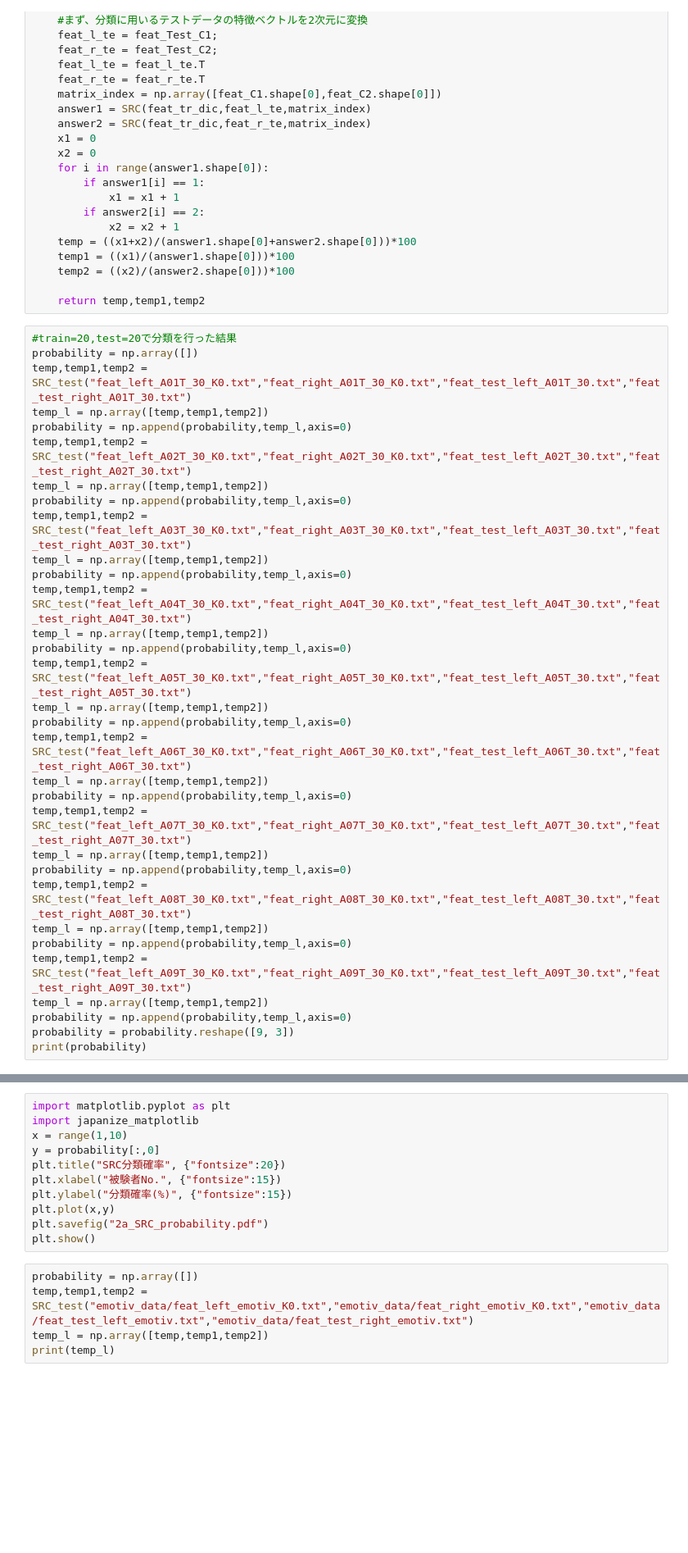
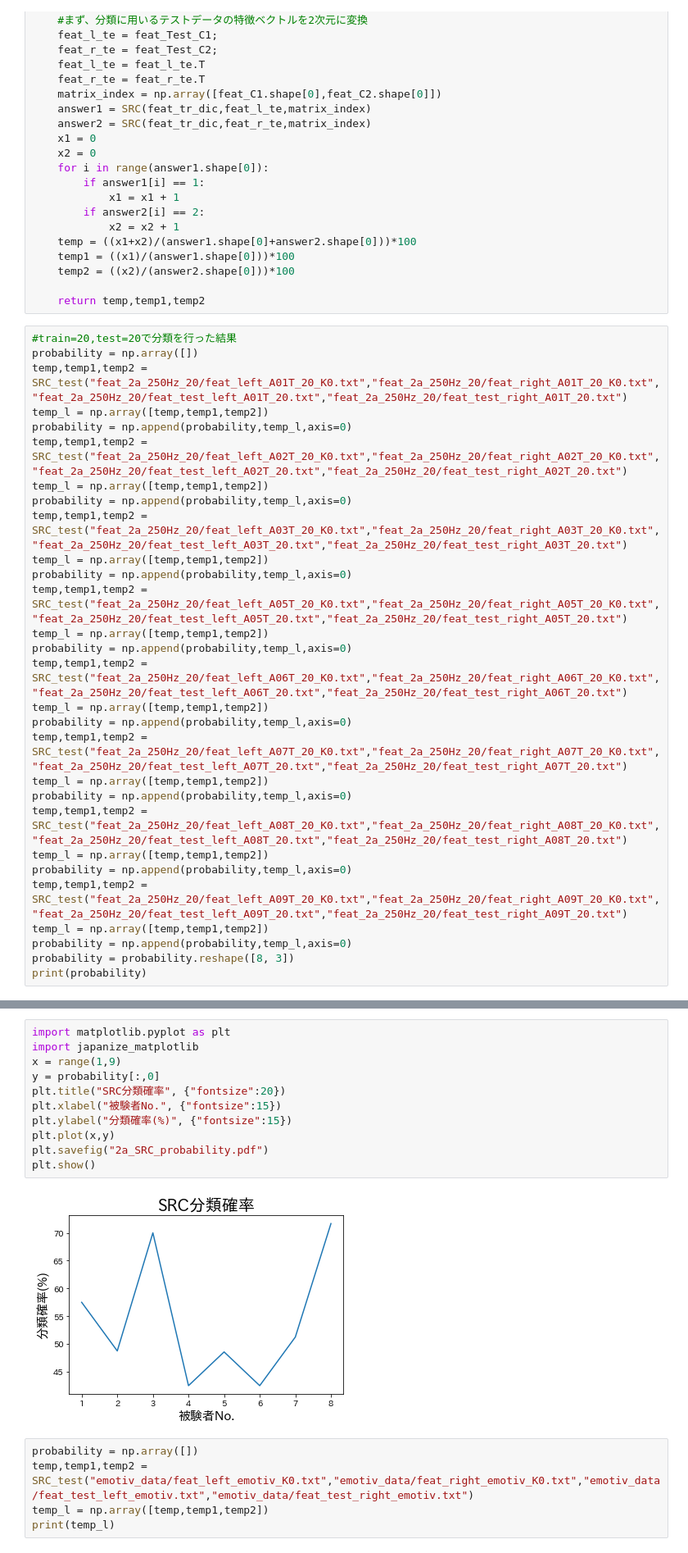
Before and after one commit to kotatakehara/BCI, a Jupyter notebook: SRC_develop/SRC_function.ipynb, the cells around one changed output, grey strips where cells are left out. Shown at 82% size. Drawn from its saved outputs; the diff is of its cells as text; blank space fills up the shorter version.

```diff
--- a/SRC_develop/SRC_function.ipynb
+++ b/SRC_develop/SRC_function.ipynb
@@ -88,33 +88,30 @@ def SRC_test(filename1,filename2,filename3,filename4):
 # %%
 #train=20,test=20で分類を行った結果
 probability = np.array([])
-temp,temp1,temp2 = SRC_test("feat_left_A01T_30_K0.txt","feat_right_A01T_30_K0.txt","feat_test_left_A01T_30.txt","feat_test_right_A01T_30.txt")
+temp,temp1,temp2 = SRC_test("feat_2a_250Hz_20/feat_left_A01T_20_K0.txt","feat_2a_250Hz_20/feat_right_A01T_20_K0.txt","feat_2a_250Hz_20/feat_test_left_A01T_20.txt","feat_2a_250Hz_20/feat_test_right_A01T_20.txt")
 temp_l = np.array([temp,temp1,temp2])
 probability = np.append(probability,temp_l,axis=0)
-temp,temp1,temp2 = SRC_test("feat_left_A02T_30_K0.txt","feat_right_A02T_30_K0.txt","feat_test_left_A02T_30.txt","feat_test_right_A02T_30.txt")
+temp,temp1,temp2 = SRC_test("feat_2a_250Hz_20/feat_left_A02T_20_K0.txt","feat_2a_250Hz_20/feat_right_A02T_20_K0.txt","feat_2a_250Hz_20/feat_test_left_A02T_20.txt","feat_2a_250Hz_20/feat_test_right_A02T_20.txt")
 temp_l = np.array([temp,temp1,temp2])
 probability = np.append(probability,temp_l,axis=0)
-temp,temp1,temp2 = SRC_test("feat_left_A03T_30_K0.txt","feat_right_A03T_30_K0.txt","feat_test_left_A03T_30.txt","feat_test_right_A03T_30.txt")
+temp,temp1,temp2 = SRC_test("feat_2a_250Hz_20/feat_left_A03T_20_K0.txt","feat_2a_250Hz_20/feat_right_A03T_20_K0.txt","feat_2a_250Hz_20/feat_test_left_A03T_20.txt","feat_2a_250Hz_20/feat_test_right_A03T_20.txt")
 temp_l = np.array([temp,temp1,temp2])
 probability = np.append(probability,temp_l,axis=0)
-temp,temp1,temp2 = SRC_test("feat_left_A04T_30_K0.txt","feat_right_A04T_30_K0.txt","feat_test_left_A04T_30.txt","feat_test_right_A04T_30.txt")
+temp,temp1,temp2 = SRC_test("feat_2a_250Hz_20/feat_left_A05T_20_K0.txt","feat_2a_250Hz_20/feat_right_A05T_20_K0.txt","feat_2a_250Hz_20/feat_test_left_A05T_20.txt","feat_2a_250Hz_20/feat_test_right_A05T_20.txt")
 temp_l = np.array([temp,temp1,temp2])
 probability = np.append(probability,temp_l,axis=0)
-temp,temp1,temp2 = SRC_test("feat_left_A05T_30_K0.txt","feat_right_A05T_30_K0.txt","feat_test_left_A05T_30.txt","feat_test_right_A05T_30.txt")
+temp,temp1,temp2 = SRC_test("feat_2a_250Hz_20/feat_left_A06T_20_K0.txt","feat_2a_250Hz_20/feat_right_A06T_20_K0.txt","feat_2a_250Hz_20/feat_test_left_A06T_20.txt","feat_2a_250Hz_20/feat_test_right_A06T_20.txt")
 temp_l = np.array([temp,temp1,temp2])
 probability = np.append(probability,temp_l,axis=0)
-temp,temp1,temp2 = SRC_test("feat_left_A06T_30_K0.txt","feat_right_A06T_30_K0.txt","feat_test_left_A06T_30.txt","feat_test_right_A06T_30.txt")
+temp,temp1,temp2 = SRC_test("feat_2a_250Hz_20/feat_left_A07T_20_K0.txt","feat_2a_250Hz_20/feat_right_A07T_20_K0.txt","feat_2a_250Hz_20/feat_test_left_A07T_20.txt","feat_2a_250Hz_20/feat_test_right_A07T_20.txt")
 temp_l = np.array([temp,temp1,temp2])
 probability = np.append(probability,temp_l,axis=0)
-temp,temp1,temp2 = SRC_test("feat_left_A07T_30_K0.txt","feat_right_A07T_30_K0.txt","feat_test_left_A07T_30.txt","feat_test_right_A07T_30.txt")
+temp,temp1,temp2 = SRC_test("feat_2a_250Hz_20/feat_left_A08T_20_K0.txt","feat_2a_250Hz_20/feat_right_A08T_20_K0.txt","feat_2a_250Hz_20/feat_test_left_A08T_20.txt","feat_2a_250Hz_20/feat_test_right_A08T_20.txt")
 temp_l = np.array([temp,temp1,temp2])
 probability = np.append(probability,temp_l,axis=0)
-temp,temp1,temp2 = SRC_test("feat_left_A08T_30_K0.txt","feat_right_A08T_30_K0.txt","feat_test_left_A08T_30.txt","feat_test_right_A08T_30.txt")
+temp,temp1,temp2 = SRC_test("feat_2a_250Hz_20/feat_left_A09T_20_K0.txt","feat_2a_250Hz_20/feat_right_A09T_20_K0.txt","feat_2a_250Hz_20/feat_test_left_A09T_20.txt","feat_2a_250Hz_20/feat_test_right_A09T_20.txt")
 temp_l = np.array([temp,temp1,temp2])
 probability = np.append(probability,temp_l,axis=0)
-temp,temp1,temp2 = SRC_test("feat_left_A09T_30_K0.txt","feat_right_A09T_30_K0.txt","feat_test_left_A09T_30.txt","feat_test_right_A09T_30.txt")
-temp_l = np.array([temp,temp1,temp2])
-probability = np.append(probability,temp_l,axis=0)
-probability = probability.reshape([9, 3])
+probability = probability.reshape([8, 3])
 print(probability)
 # %% [output]
@@ -122,14 +126,16 @@ NameError: name 'np' is not defined
 # %%
 import matplotlib.pyplot as plt
 import japanize_matplotlib
-x = range(1,10)
+x = range(1,9)
 y = probability[:,0]
 plt.title("SRC分類確率", {"fontsize":20})
 plt.xlabel("被験者No.", {"fontsize":15})
 plt.ylabel("分類確率(%)", {"fontsize":15})
 plt.plot(x,y)
 plt.savefig("2a_SRC_probability.pdf")
 plt.show()
+# %% [output]
+[figure, added]
 # %%
 probability = np.array([])
 temp,temp1,temp2 = SRC_test("emotiv_data/feat_left_emotiv_K0.txt","emotiv_data/feat_right_emotiv_K0.txt","emotiv_data/feat_test_left_emotiv.txt","emotiv_data/feat_test_right_emotiv.txt")
```
Also changed, not shown: parts of 4 cells of this notebook, 1 other file.
